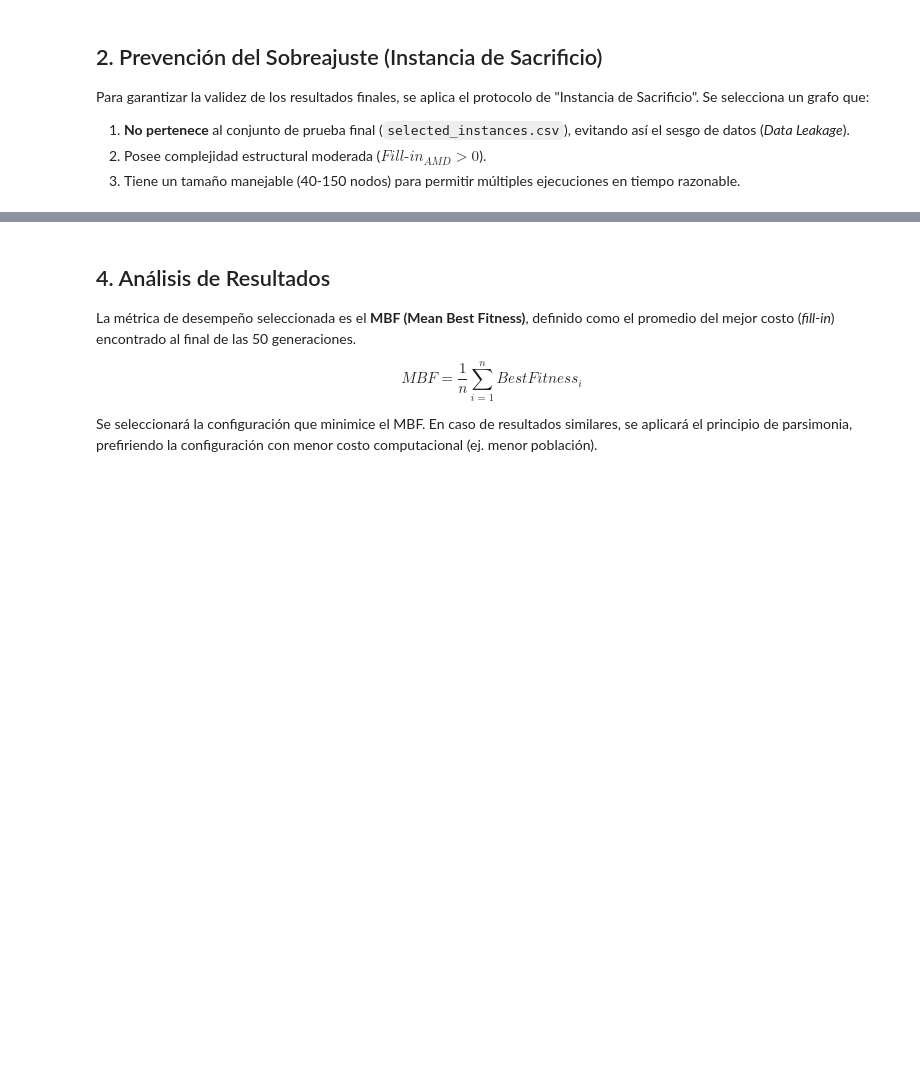
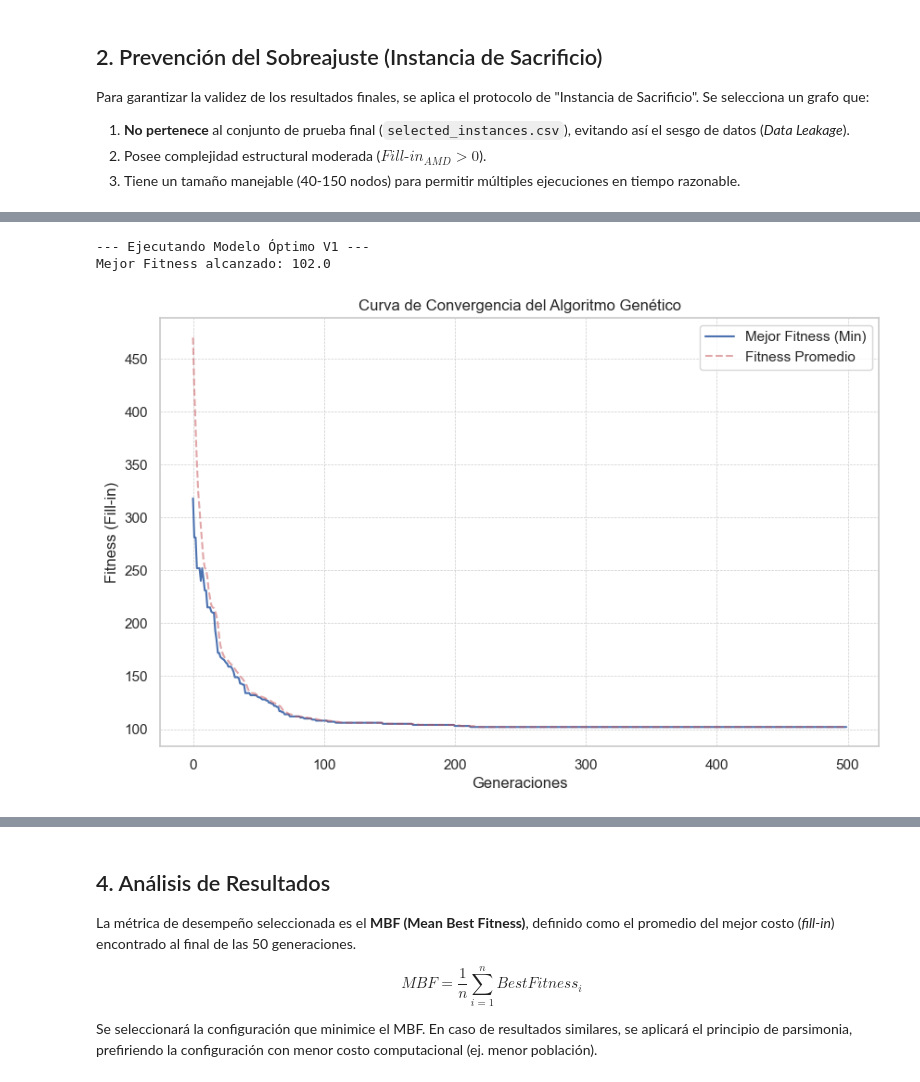
Before and after one commit to ColossalCoin/MinimumFill-in_EA, a Jupyter notebook: notebooks/02_Parameter_Tuning.ipynb, the cells around one changed output, grey strips where cells are left out. Cells and saved outputs as stored; diff of their text form; code cells hidden in the pictures; blank space fills up the shorter version.

Commit message:
Streamline `02_Parameter_Tuning.ipynb` by removing verbose markdown documentation, intermediate cells, and redundant outputs, focusing on succinct parameter selection and experimental outcomes.

```diff
--- a/notebooks/02_Parameter_Tuning.ipynb
+++ b/notebooks/02_Parameter_Tuning.ipynb
@@ -158,0 +223,9 @@ Calibración finalizada.
+# %%
+# Procesamos resultados finales
+summary_fine = df_results_fine.groupby(['pop_size', 'mut_prob'])['fitness'].mean().reset_index()
+summary_fine = summary_fine.sort_values(by='fitness', ascending=True)
+
+best_row_final = summary_fine.iloc[0]
+
+print(f"\n>>> CONFIGURACIÓN ÓPTIMA V1: Pop={best_row_final['pop_size']}, Mut={best_row_final['mut_prob']:.2f}")
+print(f"Fitness Promedio: {best_row_final['fitness']:.4f}")
@@ -158,0 +241,40 @@ Calibración finalizada.
+# %%
+# Instancia final directa del algoritmo
+ea_diag = GraphChordalizer(G_tune)
+
+print("--- Ejecutando Modelo Óptimo V1 ---")
+best_ind_diag, log_diag = ea_diag.run_ea(
+    num_generations=500,  # Convergencia profunda
+    population_size=int(best_row_final['pop_size']),
+    cx_prob=0.8,          # Mantenemos el default seguro
+    mut_prob=float(best_row_final['mut_prob']),
+    verbose=False
+)
+
+print(f"Mejor Fitness alcanzado: {best_ind_diag.fitness.values[0]}")
+# %% [output]
+--- Ejecutando Modelo Óptimo V1 ---
+Mejor Fitness alcanzado: 102.0
+# %%
+# --- Función de Graficado de Convergencia ---
+def plot_convergence(logbook):
+    # Extraer datos del logbook (asumiendo estructura DEAP estándar)
+    gen = logbook.select("gen")
+    min_fit = logbook.select("min") # El mejor de cada generación
+    avg_fit = logbook.select("avg") # El promedio de la población
+
+    plt.figure(figsize=(10, 6))
+    plt.plot(gen, min_fit, 'b-', label='Mejor Fitness (Min)')
+    plt.plot(gen, avg_fit, 'r--', alpha=0.5, label='Fitness Promedio')
+
+    plt.title('Curva de Convergencia del Algoritmo Genético')
+    plt.xlabel('Generaciones')
+    plt.ylabel('Fitness (Fill-in)')
+    plt.legend()
+    plt.grid(True, which='both', linestyle='--', linewidth=0.5)
+    plt.show()
+
+# Generamos la gráfica
+plot_convergence(log_diag)
+# %% [output]
+[figure, added]
```
Also changed, not shown: parts of 18 cells of this notebook.
